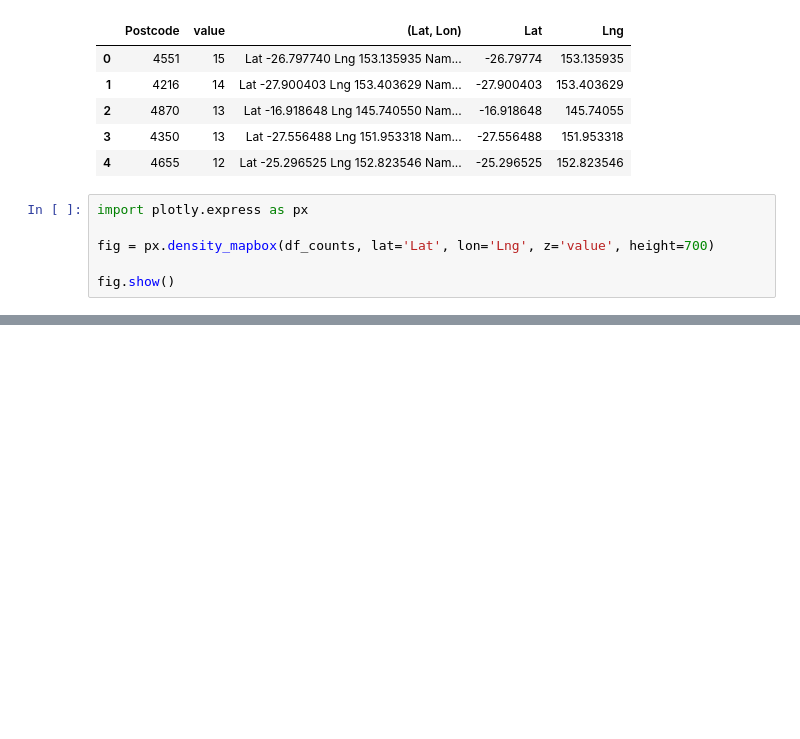
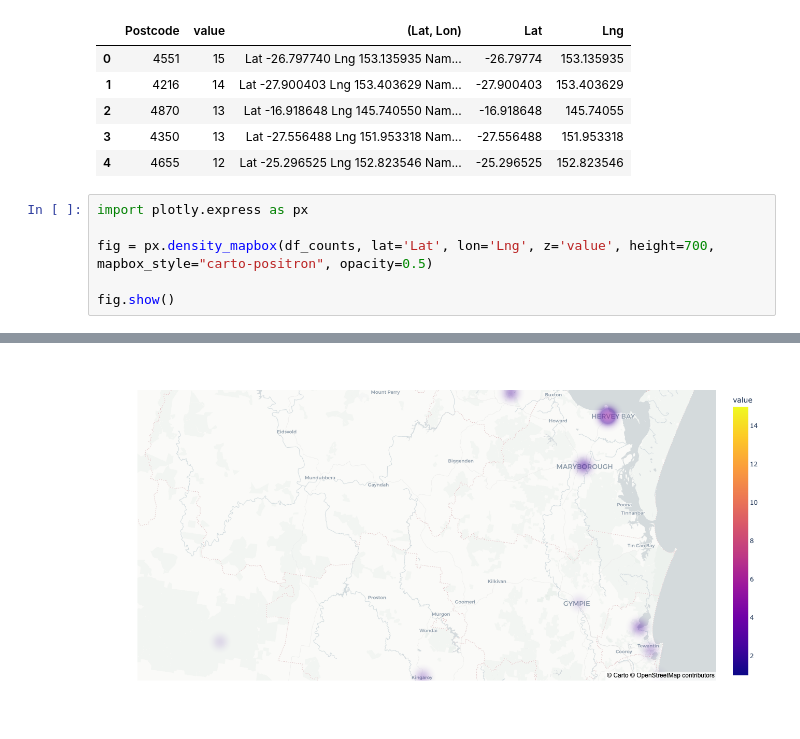
Before and after one commit to climate-ethos/data-visualisation, a Jupyter notebook: survey_heatmap.ipynb, the cells around one changed output, grey strips where cells are left out. Saved outputs shown, nothing was run; the diff lists cells and outputs as text; blank space fills up the shorter version.

```diff
--- a/survey_heatmap.ipynb
+++ b/survey_heatmap.ipynb
@@ -81,7 +81,7 @@ df_counts.head()
 # %%
 import plotly.express as px
 
-fig = px.density_mapbox(df_counts, lat='Lat', lon='Lng', z='value', height=700)
+fig = px.density_mapbox(df_counts, lat='Lat', lon='Lng', z='value', height=700, mapbox_style="carto-positron", opacity=0.5)
 
 fig.show()
 # %% [output]
@@ -88,0 +88 @@ fig.show()
+[figure, added]
```
Also changed, not shown: parts of 1 cell of this notebook.
